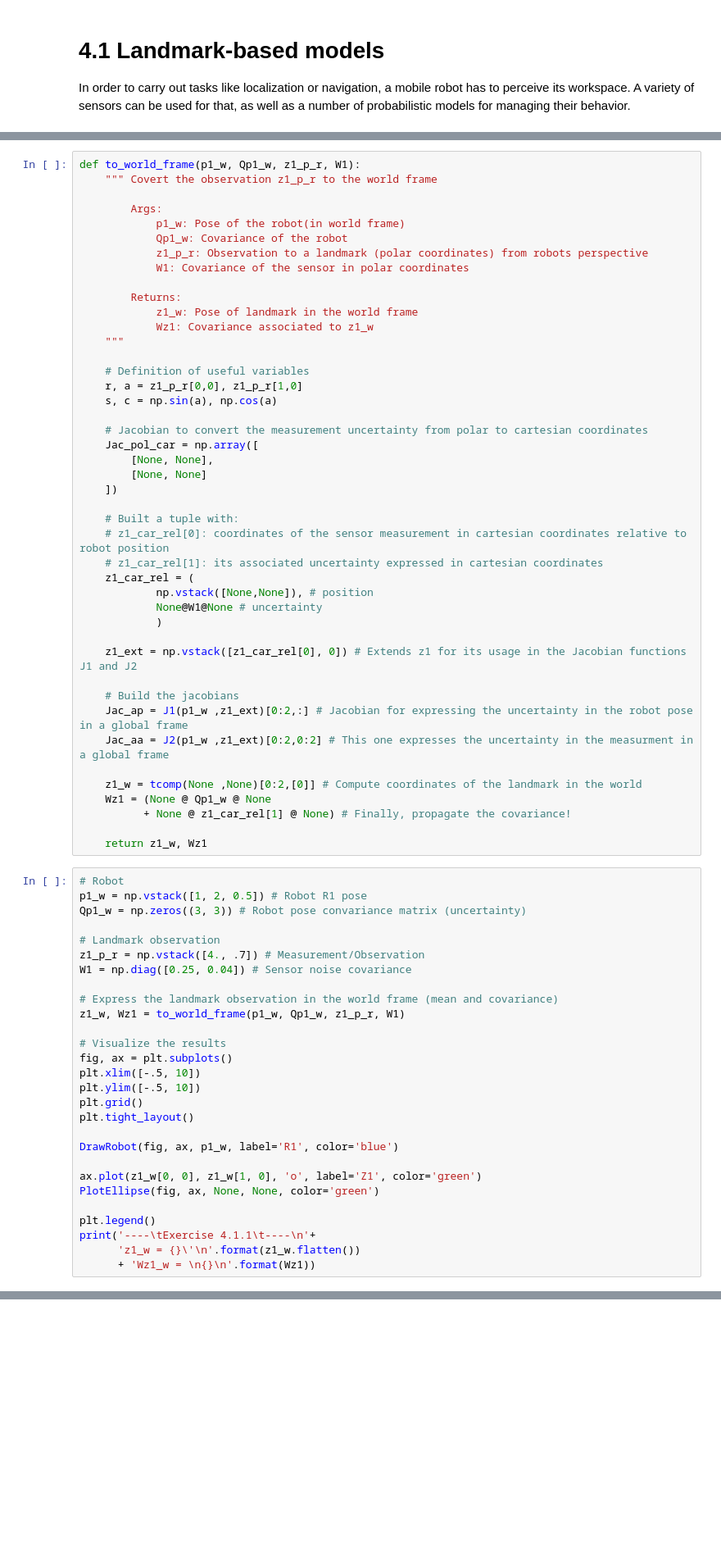
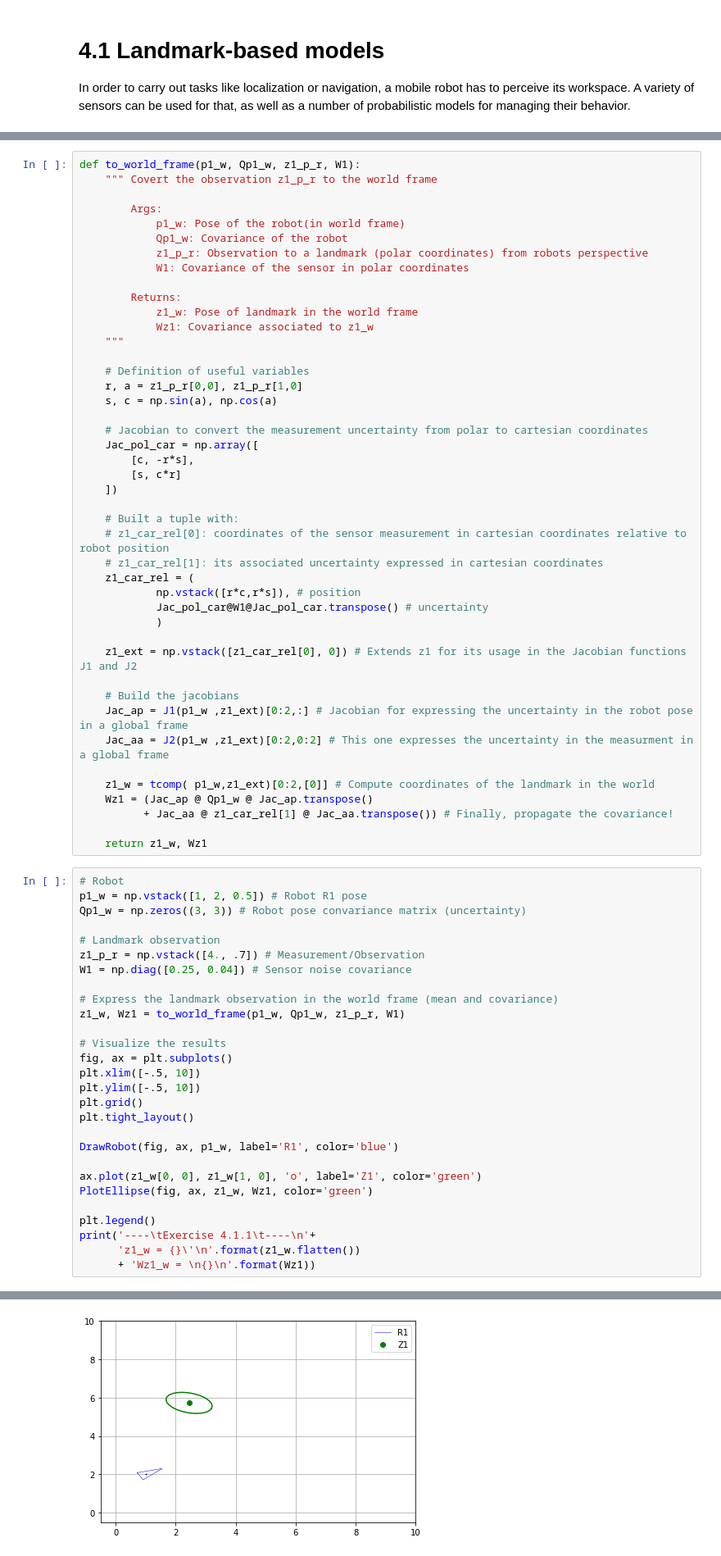
Before and after one commit to psychys/uma_robotics_2022, a Jupyter notebook: Chapter 04. Robot sensing/4.1 Landmark-based models.ipynb, the cells around one changed output, grey strips where cells are left out. Shown: that part at 82% size. Saved outputs shown, nothing was run; the diff lists cells and outputs as text; blank space fills up the shorter version.

```diff
--- a/Chapter 04. Robot sensing/4.1 Landmark-based models.ipynb
+++ b/Chapter 04. Robot sensing/4.1 Landmark-based models.ipynb
@@ -150,16 +150,16 @@ def to_world_frame(p1_w, Qp1_w, z1_p_r, W1):
 
     # Jacobian to convert the measurement uncertainty from polar to cartesian coordinates
     Jac_pol_car = np.array([
-        [None, None],
-        [None, None]
+        [c, -r*s],
+        [s, c*r]
     ])
 
     # Built a tuple with:
     # z1_car_rel[0]: coordinates of the sensor measurement in cartesian coordinates relative to robot position
     # z1_car_rel[1]: its associated uncertainty expressed in cartesian coordinates
     z1_car_rel = (
-            np.vstack([None,None]), # position
-            None@W1@None # uncertainty
+            np.vstack([r*c,r*s]), # position
+            Jac_pol_car@W1@Jac_pol_car.transpose() # uncertainty
             )
 
     z1_ext = np.vstack([z1_car_rel[0], 0]) # Extends z1 for its usage in the Jacobian functions J1 and J2
@@ -168,9 +168,9 @@ def to_world_frame(p1_w, Qp1_w, z1_p_r, W1):
     Jac_ap = J1(p1_w ,z1_ext)[0:2,:] # Jacobian for expressing the uncertainty in the robot pose in a global frame
     Jac_aa = J2(p1_w ,z1_ext)[0:2,0:2] # This one expresses the uncertainty in the measurment in a global frame
 
-    z1_w = tcomp(None ,None)[0:2,[0]] # Compute coordinates of the landmark in the world
-    Wz1 = (None @ Qp1_w @ None
-          + None @ z1_car_rel[1] @ None) # Finally, propagate the covariance!
+    z1_w = tcomp( p1_w,z1_ext)[0:2,[0]] # Compute coordinates of the landmark in the world
+    Wz1 = (Jac_ap @ Qp1_w @ Jac_ap.transpose()
+          + Jac_aa @ z1_car_rel[1] @ Jac_aa.transpose()) # Finally, propagate the covariance!
 
     return z1_w, Wz1
 # %%
@@ -195,9 +195,10 @@ plt.tight_layout()
 DrawRobot(fig, ax, p1_w, label='R1', color='blue')
 
 ax.plot(z1_w[0, 0], z1_w[1, 0], 'o', label='Z1', color='green')
-PlotEllipse(fig, ax, None, None, color='green')
+PlotEllipse(fig, ax, z1_w, Wz1, color='green')
 
 plt.legend()
 print('----\tExercise 4.1.1\t----\n'+
       'z1_w = {}\'\n'.format(z1_w.flatten())
       + 'Wz1_w = \n{}\n'.format(Wz1))
+# %% [output]
@@ -204,3 +210,4 @@ print('----\tExercise 4.1.1\t----\n'+
+[figure, added]
 # %% [markdown]
 <span style="color:blue">Expected results for demo:</span>
 
```
Also changed, not shown: parts of 14 cells of this notebook, 2 other files.
